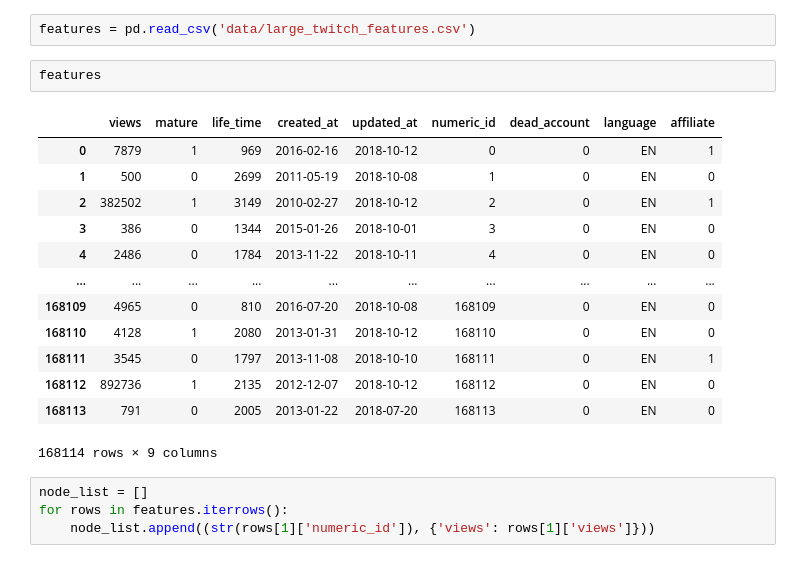
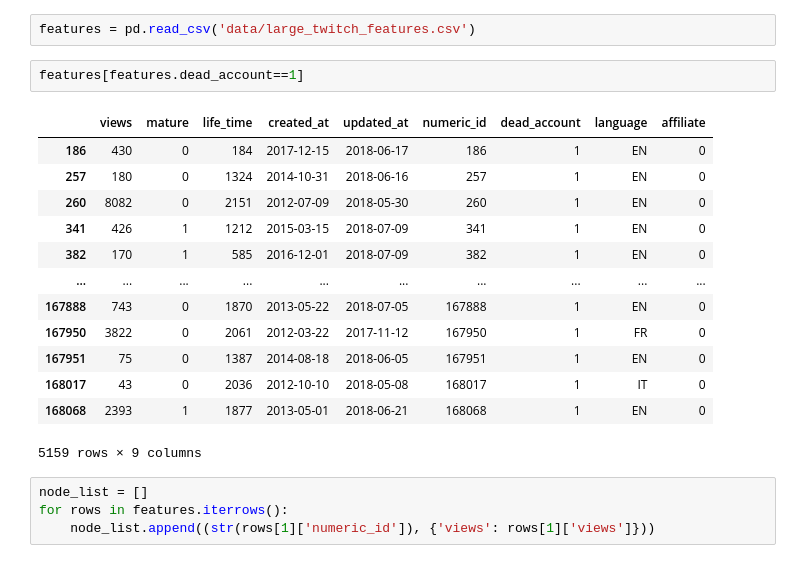
Before and after one commit to kenfus/SAN, a Jupyter notebook: main.ipynb, the cells around one changed output. Saved outputs shown, nothing was run; the diff lists cells and outputs as text.

```diff
--- a/main.ipynb
+++ b/main.ipynb
@@ -27,22 +27,22 @@ G['1']
 AtlasView({'113417': {}, '95914': {}, '155127': {}, '71050': {}, '112881': {}, '57532': {}, '64605': {}, '8079': {}, '6250': {}, '125642': {}, '30268': {}, '53724': {}, '123076': {}, '165361': {}, '14 ...
 # %%
 features = pd.read_csv('data/large_twitch_features.csv')
-# %%
-features
-# %% [output]
-|  | views | mature | life_time | created_at | updated_at | numeric_id | dead_account | language | affiliate |
-| 0 | 7879 | 1 | 969 | 2016-02-16 | 2018-10-12 | 0 | 0 | EN | 1 |
-| 1 | 500 | 0 | 2699 | 2011-05-19 | 2018-10-08 | 1 | 0 | EN | 0 |
-| 2 | 382502 | 1 | 3149 | 2010-02-27 | 2018-10-12 | 2 | 0 | EN | 1 |
-| 3 | 386 | 0 | 1344 | 2015-01-26 | 2018-10-01 | 3 | 0 | EN | 0 |
-| 4 | 2486 | 0 | 1784 | 2013-11-22 | 2018-10-11 | 4 | 0 | EN | 0 |
-| ... | ... | ... | ... | ... | ... | ... | ... | ... | ... |
-| 168109 | 4965 | 0 | 810 | 2016-07-20 | 2018-10-08 | 168109 | 0 | EN | 0 |
-| 168110 | 4128 | 1 | 2080 | 2013-01-31 | 2018-10-12 | 168110 | 0 | EN | 0 |
-| 168111 | 3545 | 0 | 1797 | 2013-11-08 | 2018-10-10 | 168111 | 0 | EN | 1 |
-| 168112 | 892736 | 1 | 2135 | 2012-12-07 | 2018-10-12 | 168112 | 0 | EN | 0 |
-| 168113 | 791 | 0 | 2005 | 2013-01-22 | 2018-07-20 | 168113 | 0 | EN | 0 |
-168114 rows × 9 columns
+# %%
+features[features.dead_account==1]
+# %% [output]
+|  | views | mature | life_time | created_at | updated_at | numeric_id | dead_account | language | affiliate |
+| 186 | 430 | 0 | 184 | 2017-12-15 | 2018-06-17 | 186 | 1 | EN | 0 |
+| 257 | 180 | 0 | 1324 | 2014-10-31 | 2018-06-16 | 257 | 1 | EN | 0 |
+| 260 | 8082 | 0 | 2151 | 2012-07-09 | 2018-05-30 | 260 | 1 | EN | 0 |
+| 341 | 426 | 1 | 1212 | 2015-03-15 | 2018-07-09 | 341 | 1 | EN | 0 |
+| 382 | 170 | 1 | 585 | 2016-12-01 | 2018-07-09 | 382 | 1 | EN | 0 |
+| ... | ... | ... | ... | ... | ... | ... | ... | ... | ... |
+| 167888 | 743 | 0 | 1870 | 2013-05-22 | 2018-07-05 | 167888 | 1 | EN | 0 |
+| 167950 | 3822 | 0 | 2061 | 2012-03-22 | 2017-11-12 | 167950 | 1 | FR | 0 |
+| 167951 | 75 | 0 | 1387 | 2014-08-18 | 2018-06-05 | 167951 | 1 | EN | 0 |
+| 168017 | 43 | 0 | 2036 | 2012-10-10 | 2018-05-08 | 168017 | 1 | IT | 0 |
+| 168068 | 2393 | 1 | 1877 | 2013-05-01 | 2018-06-21 | 168068 | 1 | EN | 0 |
+5159 rows × 9 columns
 # %%
 node_list = []
 for rows in features.iterrows():
```
Also changed, not shown: 5 other files.
